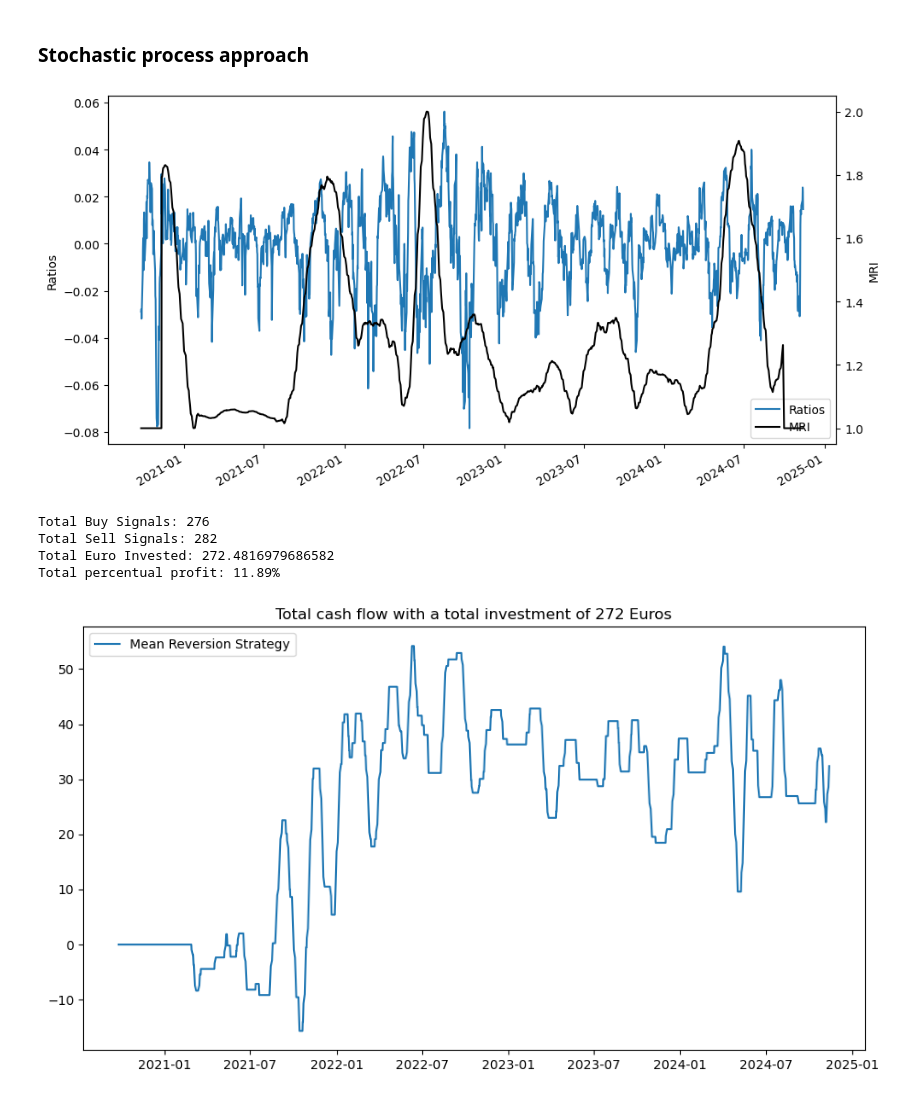
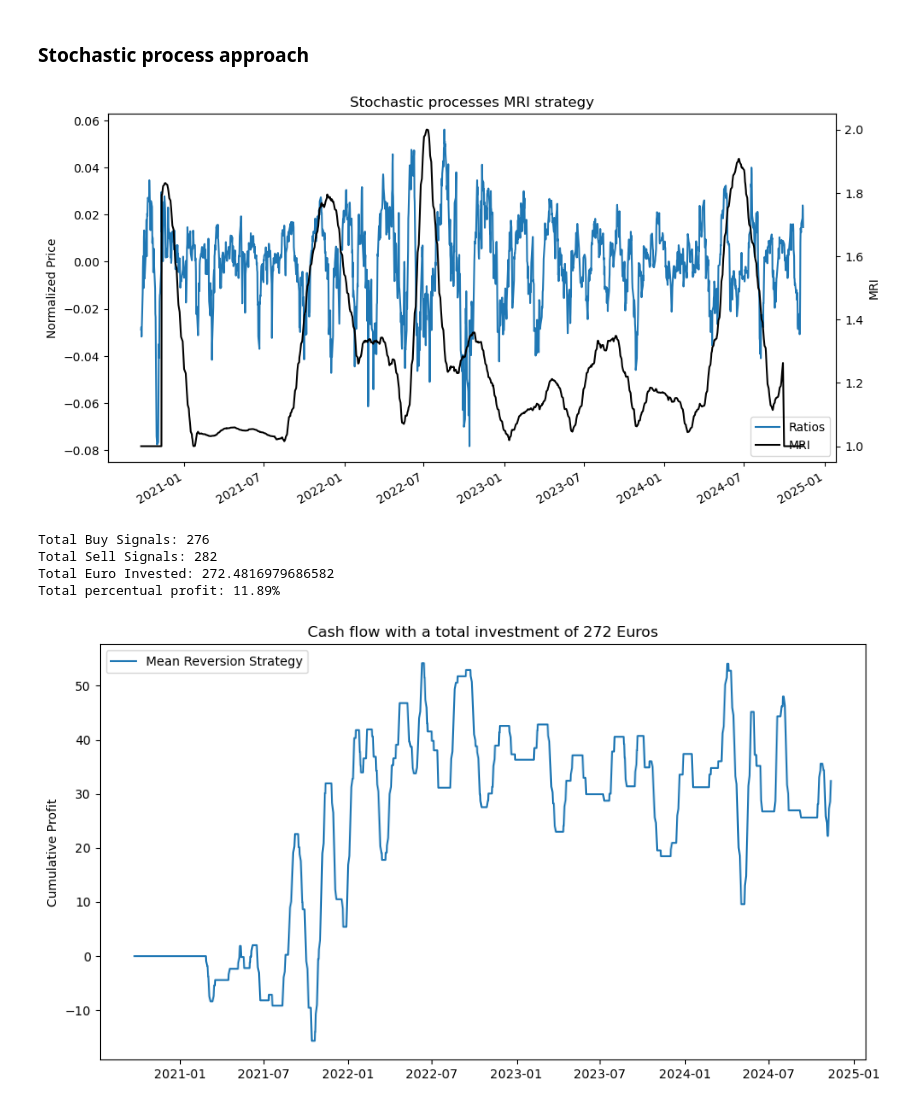
Before and after one commit to lorenzorizzi17/MeanReversionMetric, a Jupyter notebook: MeanReversion.ipynb, the cells around one changed output. Saved outputs shown, nothing was run; the diff lists cells and outputs as text; code cells hidden in the pictures.

```diff
--- a/MeanReversion.ipynb
+++ b/MeanReversion.ipynb
@@ -516,8 +523,9 @@ def apply_trading_strategy(df):
 
     #Plot results
     plt.figure(figsize=(11,6))
-    plt.title(f'Total cash flow with a total investment of {int(total_investment)} Euros')
+    plt.title(f'Cash flow with a total investment of {int(total_investment)} Euros')
     plt.plot(df['Cum_Profit'].dropna(), label='Mean Reversion Strategy')
+    plt.ylabel('Cumulative Profit')
     plt.legend()
     plt.show()
 
@@ -531,6 +539,7 @@ def apply_trading_strategy(df):
     mode_value = x_range[np.argmax(kde(x_range))]
     plt.axvline(median_value, color='k', linestyle='-', label='Median')
     plt.axvline(mode_value, color='k', linestyle='--', label='Mode')
+    plt.title("Profit Counts")
     ymin, ymax = plt.ylim()
     plt.legend()
     plt.show()
@@ -543,9 +552,10 @@ def apply_trading_strategy(df):
 df["MRI"] = 1.0
 
 ax = df["Ratios"].plot(figsize=(11,6), label="Ratios")
+ax.set_title("Constant MRI strategy")
 ax2 = ax.twinx()
 df["MRI"].plot(ax=ax2, color='k', label="MRI")
-ax.set_ylabel("Ratios")
+ax.set_ylabel("Normalized Price")
 ax2.set_ylabel("MRI")
 lines1, labels1 = ax.get_legend_handles_labels()
 lines2, labels2 = ax2.get_legend_handles_labels()
@@ -604,29 +614,28 @@ Skewness -1.0428542724836898
 # %%
 # To prompt the mean reversion strategy, we change normalization of the MRI
 # increasing the number of stocks to buy/sell if the MRI is close 1
 df['MRI'] = (df["Ratios"].rolling(window=120, center=True).apply(mr.mean_revertion_index, raw=True))*2
 df['MRI'] = mr.savgol(df['MRI'], window_length=100, polyorder=3)
 df['MRI'] = (df['MRI'] - df['MRI'].min()) / (df['MRI'].max() - df['MRI'].min()) + 1.0
 df['MRI'] = df['MRI'].fillna(1)
 
 ax = df["Ratios"].plot(figsize=(11,6), label="Ratios")
+ax.set_title("Stochastic processes MRI strategy")
 ax2 = ax.twinx()
+ax.set_ylabel("Normalized Price")
+ax2.set_ylabel("MRI")
 df["MRI"].plot(ax=ax2, color='k', label="MRI")
-ax.set_ylabel("Ratios")
-ax2.set_ylabel("MRI")
 lines1, labels1 = ax.get_legend_handles_labels()
 lines2, labels2 = ax2.get_legend_handles_labels()
 ax.legend(lines1 + lines2, labels1 + labels2, loc='lower right')
 ax.set_xlabel("")
-ax.set_ylabel("Ratios")
-ax2.set_ylabel("MRI")
 plt.show()
 
 apply_trading_strategy(df)
 # %% [output]
-[figure, old version]
+[figure, new version]
 Total Buy Signals: 276
 Total Sell Signals: 282
 Total Euro Invested: 272.4816979686582
 Total percentual profit: 11.89%
-[figure, old version]
+[figure, new version]
```
Also changed, not shown: parts of 11 cells of this notebook, 1 other file.
